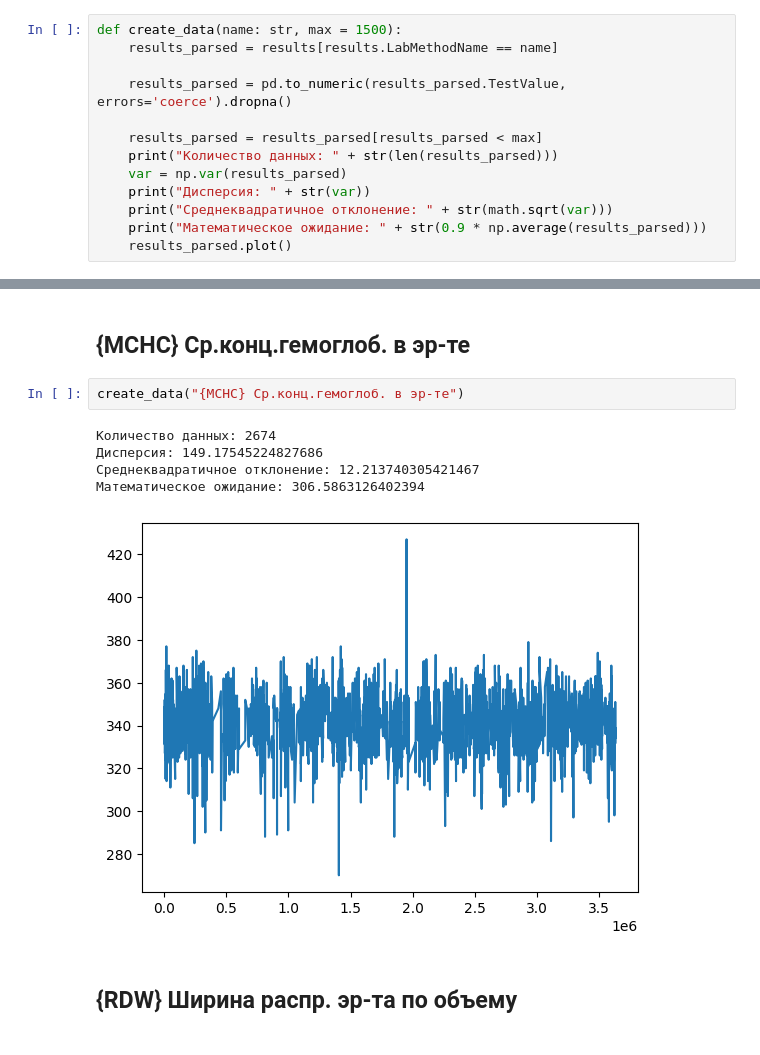
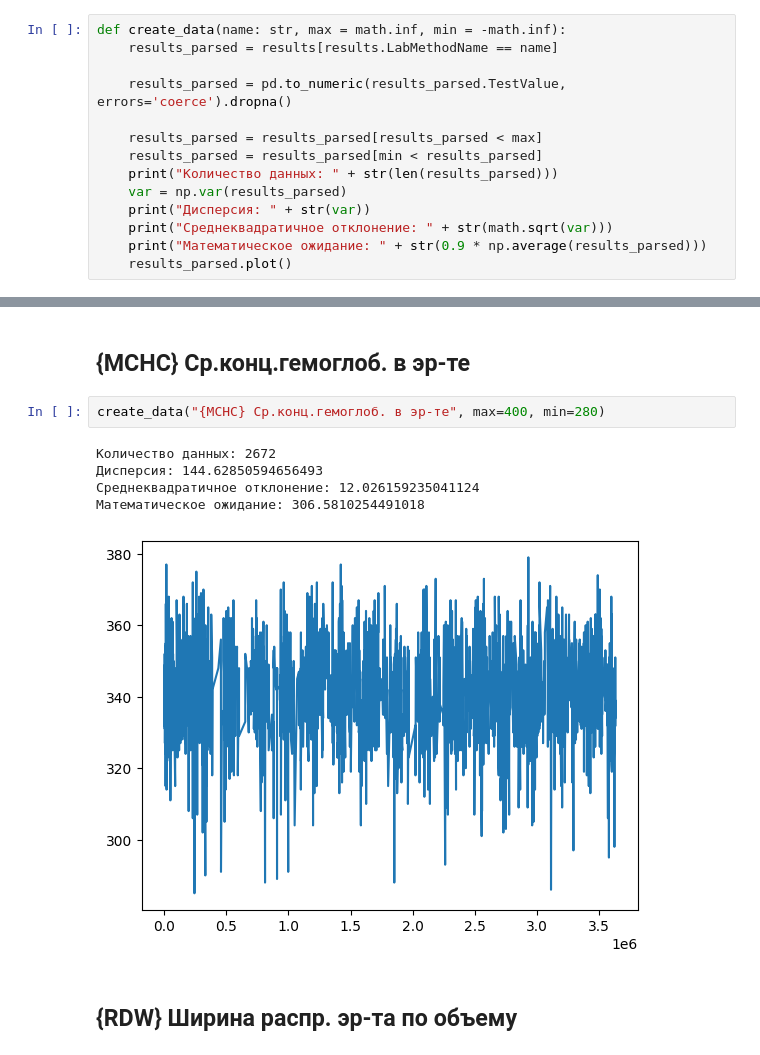
Before and after one commit to HST-inc/fitm-hackaton-2022, a Jupyter notebook: analytics/analytics.ipynb, the cells around one changed output, grey strips where cells are left out. Drawn from its saved outputs; the diff is of its cells as text.

```diff
--- a/analytics/analytics.ipynb
+++ b/analytics/analytics.ipynb
@@ -41,12 +41,13 @@ array(['Глюкоза', 'Билирубин', 'Уробилиноген', ...,
        ' F242 вишня / Cherry (Prunus avium) ',
        ' F31 морковь / Carrot (Daucus carota) '], dtype=object)
 # %%
-def create_data(name: str, max = 1500):
+def create_data(name: str, max = math.inf, min = -math.inf):
     results_parsed = results[results.LabMethodName == name]
 
     results_parsed = pd.to_numeric(results_parsed.TestValue, errors='coerce').dropna()
 
     results_parsed = results_parsed[results_parsed < max]
+    results_parsed = results_parsed[min < results_parsed]
     print("Количество данных: " + str(len(results_parsed)))
     var = np.var(results_parsed)
     print("Дисперсия: " + str(var))
@@ -148,13 +139,13 @@ create_data("{MCH} Ср.сод. гемоглоб. в эр-те")
 # %% [markdown]
 ## {MCHC} Ср.конц.гемоглоб. в эр-те
 # %%
-create_data("{MCHC} Ср.конц.гемоглоб. в эр-те")
+create_data("{MCHC} Ср.конц.гемоглоб. в эр-те", max=400, min=280)
 # %% [output]
-Количество данных: 2674
-Дисперсия: 149.17545224827686
-Среднеквадратичное отклонение: 12.213740305421467
-Математическое ожидание: 306.5863126402394
+Количество данных: 2672
+Дисперсия: 144.62850594656493
+Среднеквадратичное отклонение: 12.026159235041124
+Математическое ожидание: 306.5810254491018
-[figure, old version]
+[figure, new version]
 # %% [markdown]
 ## {RDW} Ширина распр. эр-та по объему
 # %%
```
Also changed, not shown: parts of 19 cells of this notebook.
